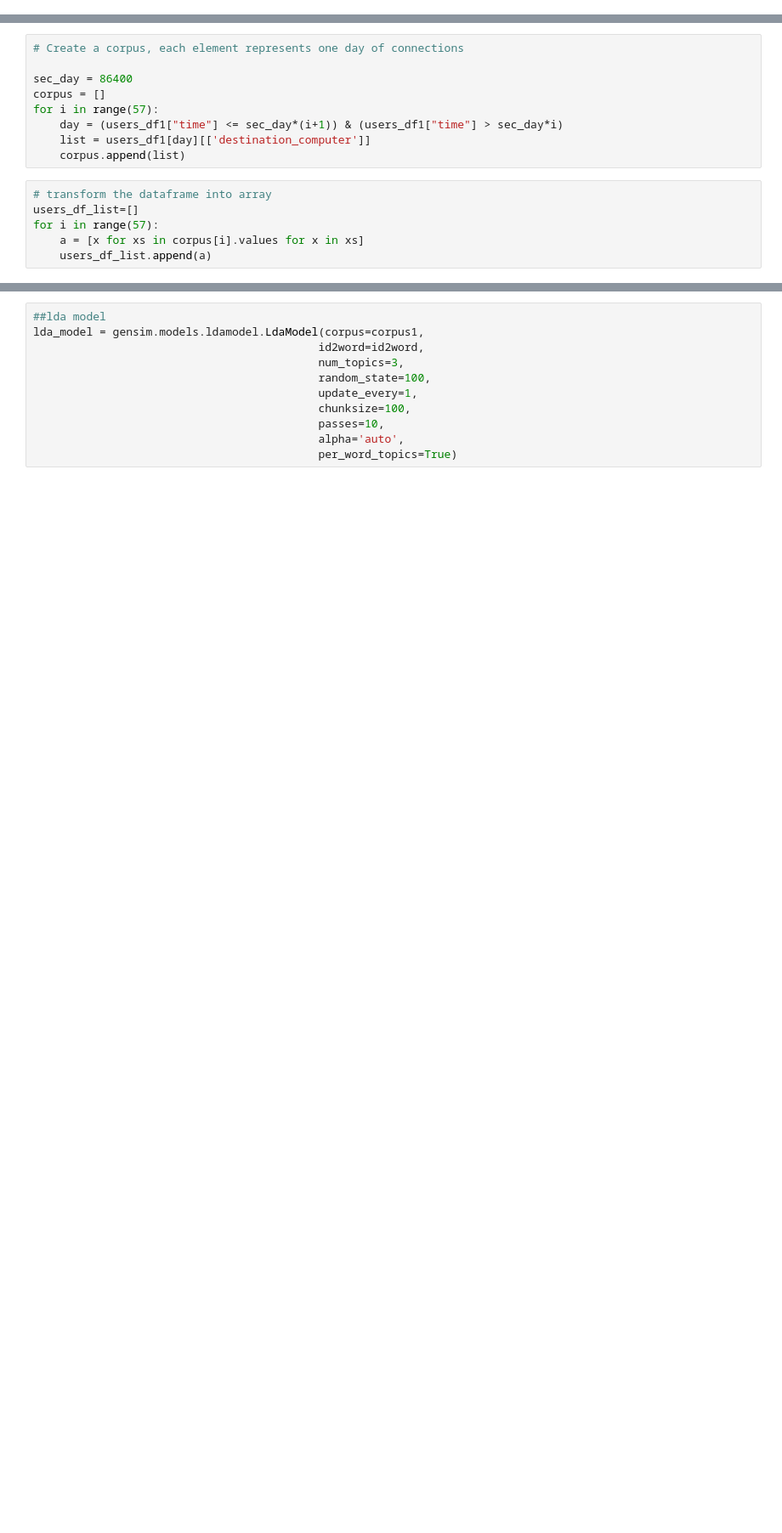
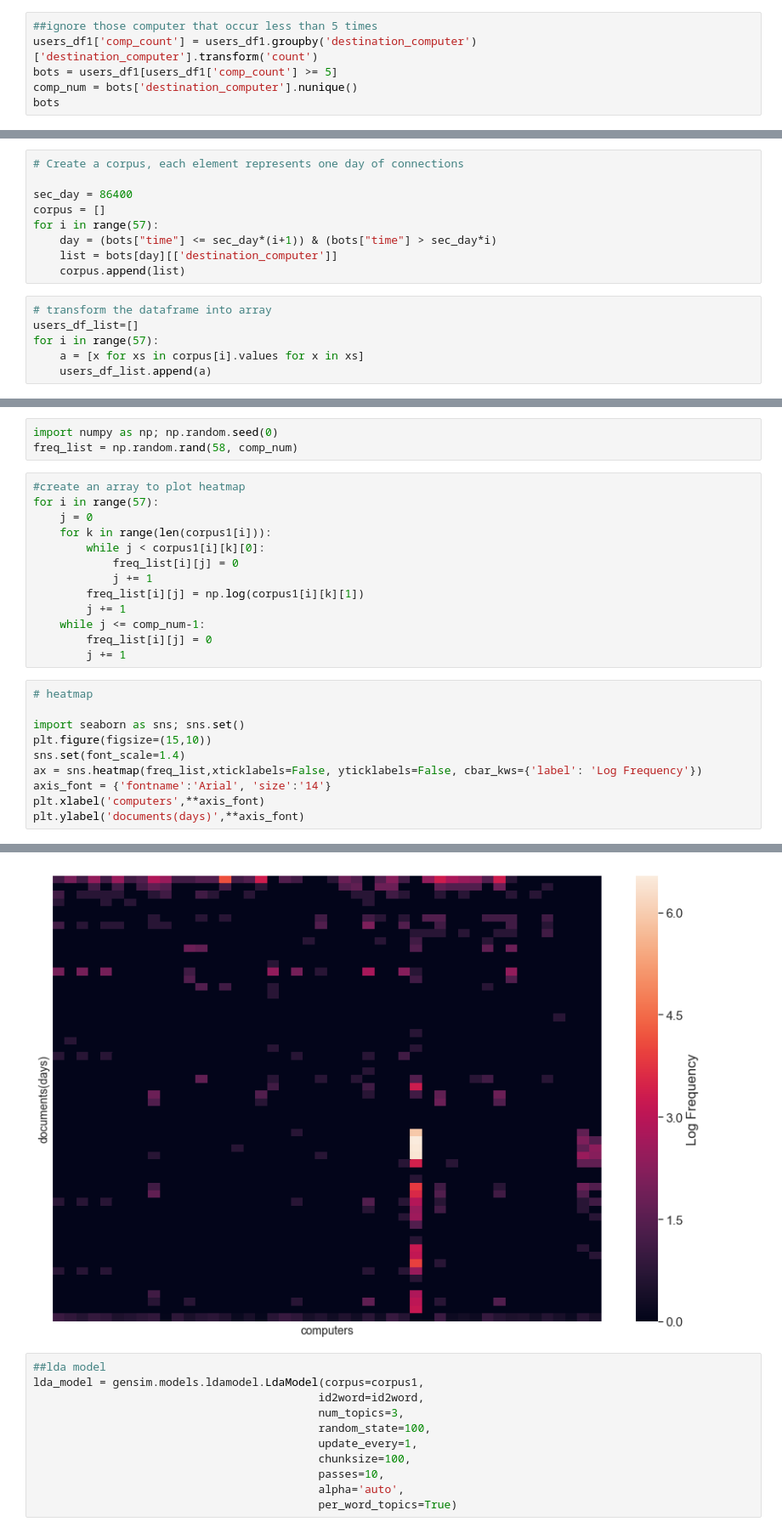
Before and after one commit to samanthawise/dstassignment4, a Jupyter notebook: topic model.ipynb, the cells around one changed output, grey strips where cells are left out. Shown: that part at 85% size. Drawn from its saved outputs; the diff is of its cells as text; blank space fills up the shorter version.

```diff
--- a/topic model.ipynb
+++ b/topic model.ipynb
@@ -76 +114,7 @@ users_df1 = users_df[users_df['source_user@domain'].str.contains("U1723|U1653|U6
 #users_df[users_df['source_user@domain'].str.contains("U66")]['destination_computer'].value_counts()
+# %%
+##ignore those computer that occur less than 5 times
+users_df1['comp_count'] = users_df1.groupby('destination_computer')['destination_computer'].transform('count')
+bots = users_df1[users_df1['comp_count'] >= 5]
+comp_num = bots['destination_computer'].nunique()
+bots
@@ -80,8 +147,8 @@ users_df1 = users_df[users_df['source_user@domain'].str.contains("U1723|U1653|U6
 sec_day = 86400
 corpus = []
 for i in range(57):
-    day = (users_df1["time"] <= sec_day*(i+1)) & (users_df1["time"] > sec_day*i)
-    list = users_df1[day][['destination_computer']]
+    day = (bots["time"] <= sec_day*(i+1)) & (bots["time"] > sec_day*i)
+    list = bots[day][['destination_computer']]
     corpus.append(list)
 # %%
 # transform the dataframe into array
@@ -138,0 +206,27 @@ corpus1
+# %%
+import numpy as np; np.random.seed(0)
+freq_list = np.random.rand(58, comp_num)
+# %%
+#create an array to plot heatmap
+for i in range(57):
+    j = 0
+    for k in range(len(corpus1[i])):
+        while j < corpus1[i][k][0]:
+            freq_list[i][j] = 0
+            j += 1
+        freq_list[i][j] = np.log(corpus1[i][k][1])
+        j += 1
+    while j <= comp_num-1:
+        freq_list[i][j] = 0
+        j += 1
+# %%
+# heatmap
+
+import seaborn as sns; sns.set()
+plt.figure(figsize=(15,10))
+sns.set(font_scale=1.4)
+ax = sns.heatmap(freq_list,xticklabels=False, yticklabels=False, cbar_kws={'label': 'Log Frequency'})
+axis_font = {'fontname':'Arial', 'size':'14'}
+plt.xlabel('computers',**axis_font)
+plt.ylabel('documents(days)',**axis_font)
+# %% [output]
@@ -139,3 +234,4 @@ corpus1
+[figure, added]
 # %%
 ##lda model
 lda_model = gensim.models.ldamodel.LdaModel(corpus=corpus1,
```
Also changed, not shown: parts of 16 cells of this notebook.
